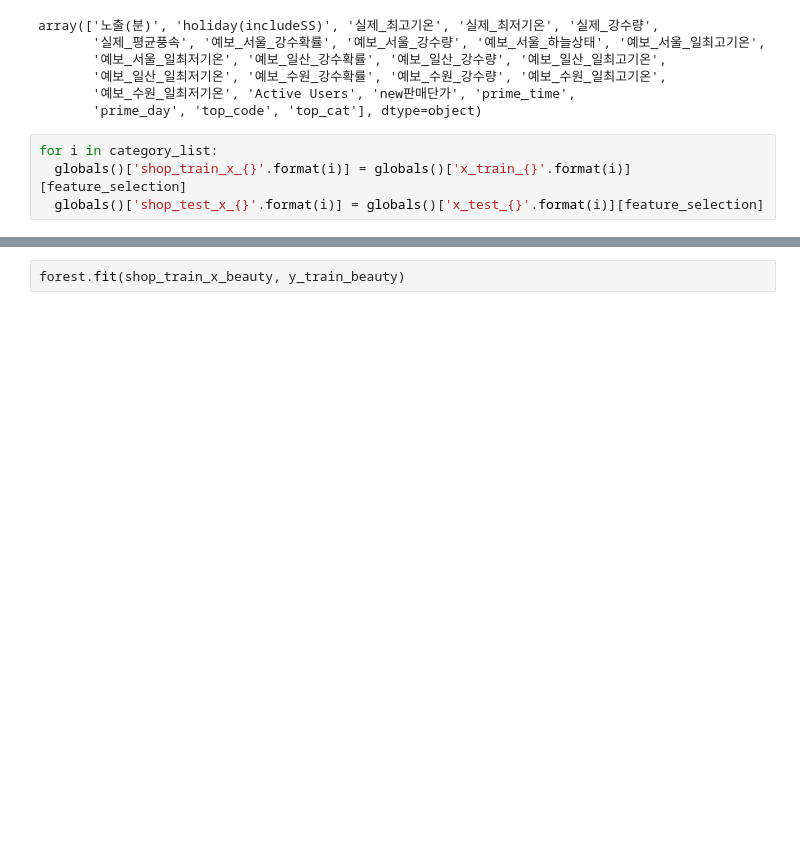
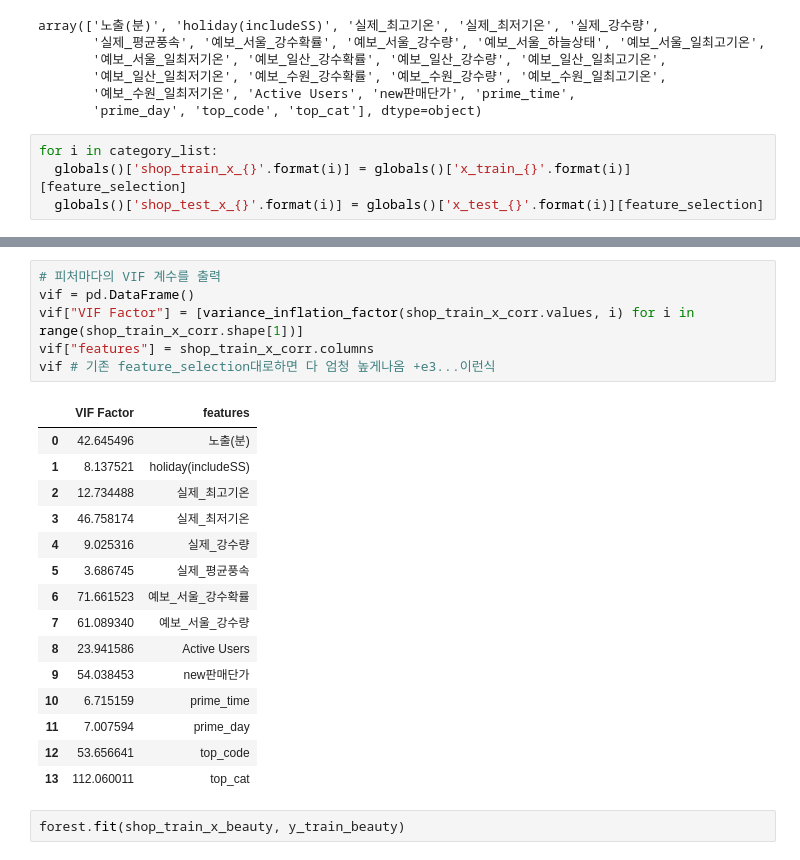
Before and after one commit to HWANG-HOE-SUN/bigcon, a Jupyter notebook: 모델링통합및비교.ipynb, the cells around one changed output, grey strips where cells are left out. Cells and saved outputs as stored; diff of their text form; blank space fills up the shorter version.

```diff
--- a/모델링통합및비교.ipynb
+++ b/모델링통합및비교.ipynb
@@ -480,3 +537,25 @@ for i in category_list:
+# %%
+# 피처마다의 VIF 계수를 출력
+vif = pd.DataFrame()
+vif["VIF Factor"] = [variance_inflation_factor(shop_train_x_corr.values, i) for i in range(shop_train_x_corr.shape[1])]
+vif["features"] = shop_train_x_corr.columns
+vif # 기존 feature_selection대로하면 다 엄청 높게나옴 +e3...이런식
+# %% [output]
+|  | VIF Factor | features |
+| 0 | 42.645496 | 노출(분) |
+| 1 | 8.137521 | holiday(includeSS) |
+| 2 | 12.734488 | 실제_최고기온 |
+| 3 | 46.758174 | 실제_최저기온 |
+| 4 | 9.025316 | 실제_강수량 |
+| 5 | 3.686745 | 실제_평균풍속 |
+| 6 | 71.661523 | 예보_서울_강수확률 |
+| 7 | 61.089340 | 예보_서울_강수량 |
+| 8 | 23.941586 | Active Users |
+| 9 | 54.038453 | new판매단가 |
+| 10 | 6.715159 | prime_time |
+| 11 | 7.007594 | prime_day |
+| 12 | 53.656641 | top_code |
+| 13 | 112.060011 | top_cat |
 # %%
 forest.fit(shop_train_x_beauty, y_train_beauty)
 # %% [output]
```
Also changed, not shown: parts of 18 cells of this notebook.
